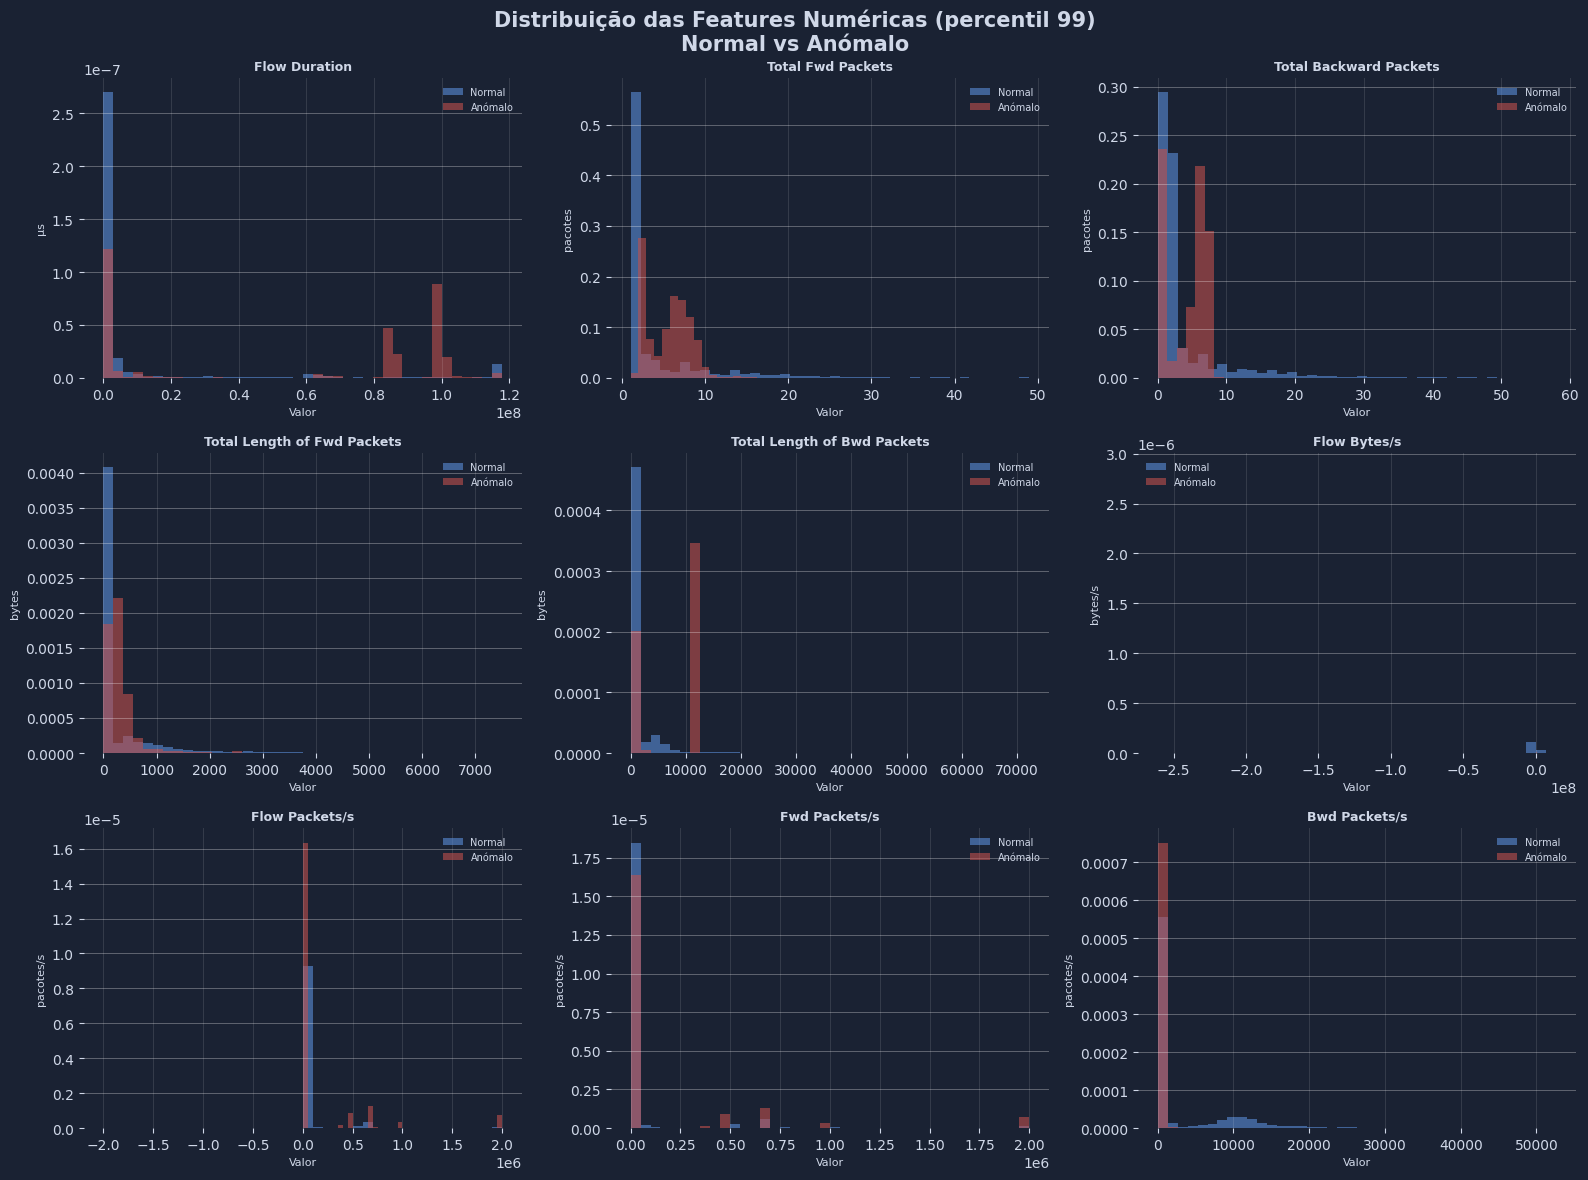
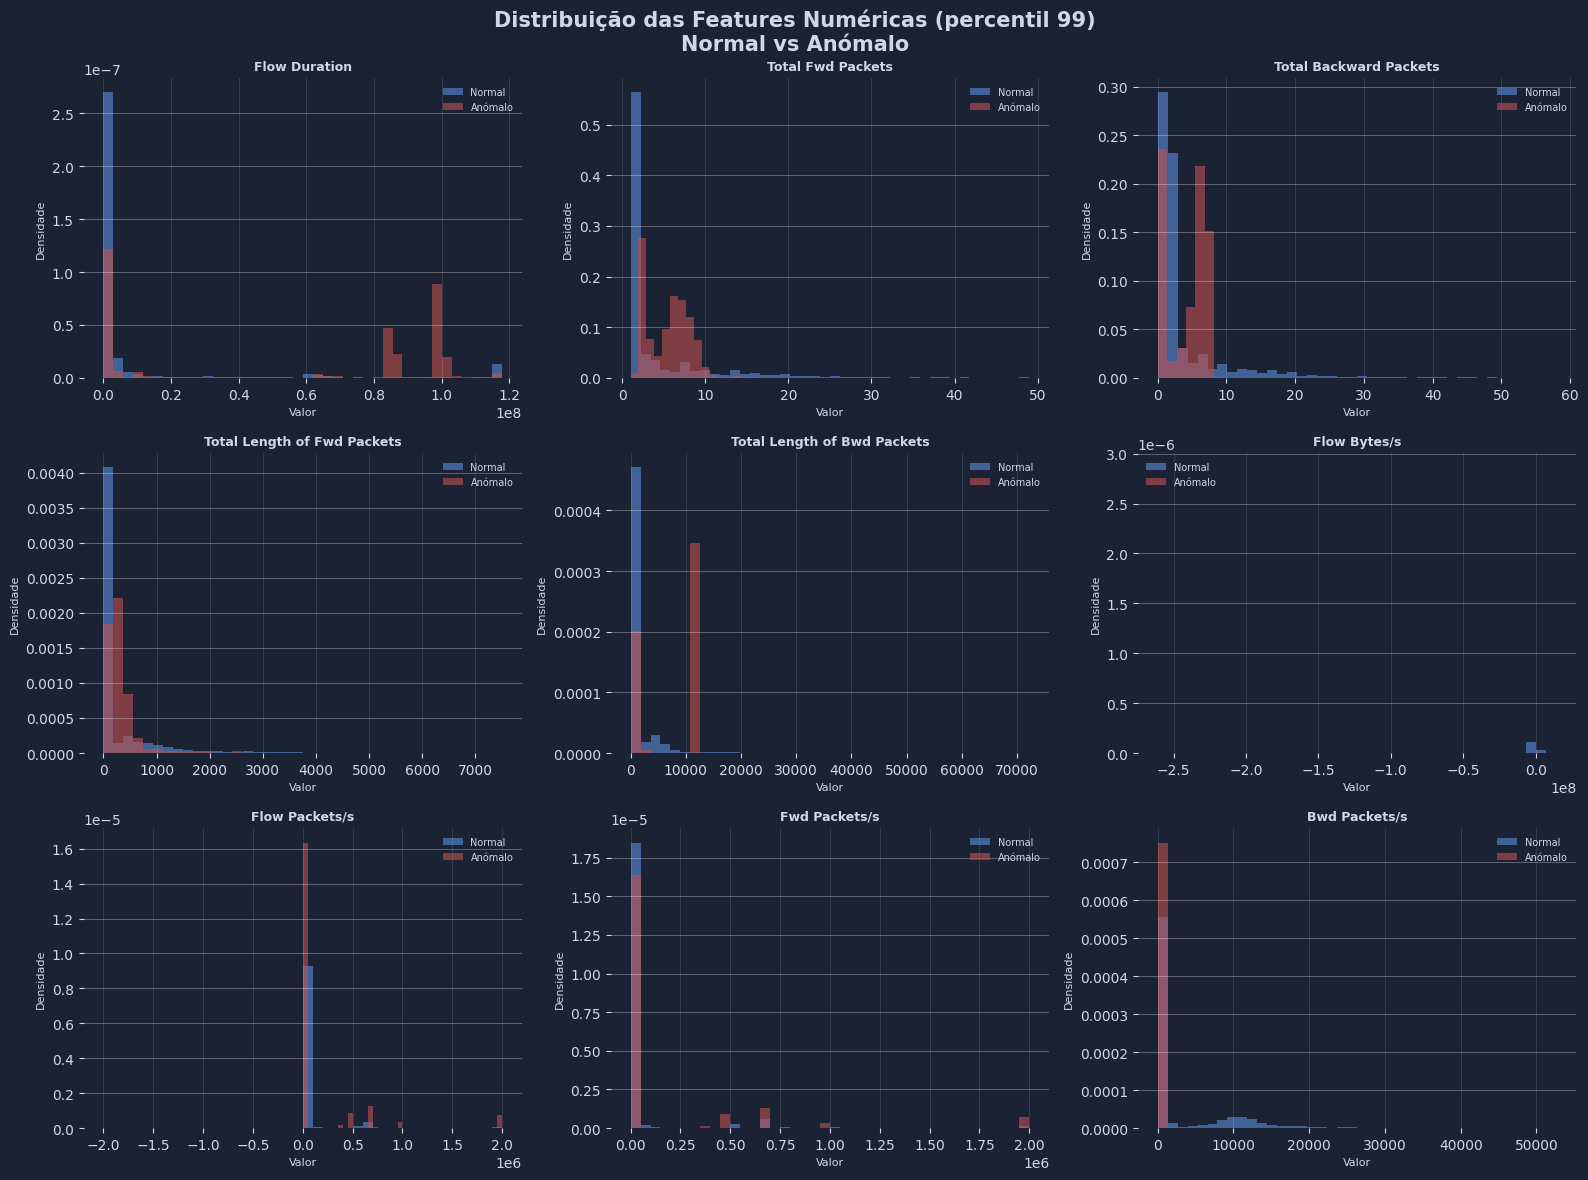
Code edit (unified diff) that turned the first committed figure into the second:
--- before
+++ after
@@ -17,5 +17,5 @@
     axes[i].set_xlabel('')
     axes[i].set_xlabel('Valor', fontsize=8)
-    axes[i].set_ylabel(unidades_features.get(feat, 'Valor'), fontsize=8)
+    axes[i].set_ylabel('Densidade', fontsize=8)
     axes[i].grid(axis='y', alpha=0.3)
     axes[i].legend(fontsize=7)

Commit: feat: projeto final completo - notebook, relatorio, ppt, powerbi